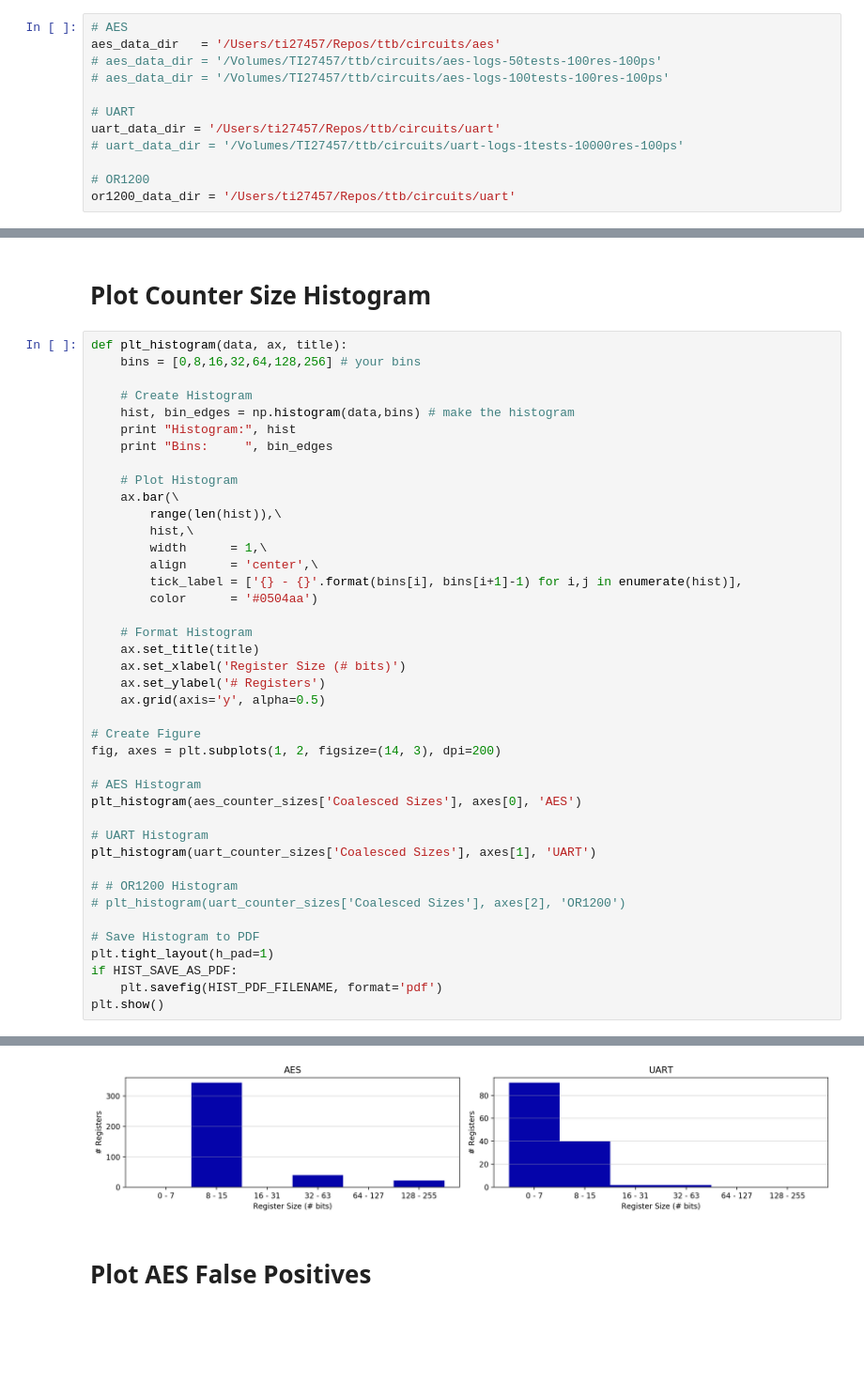
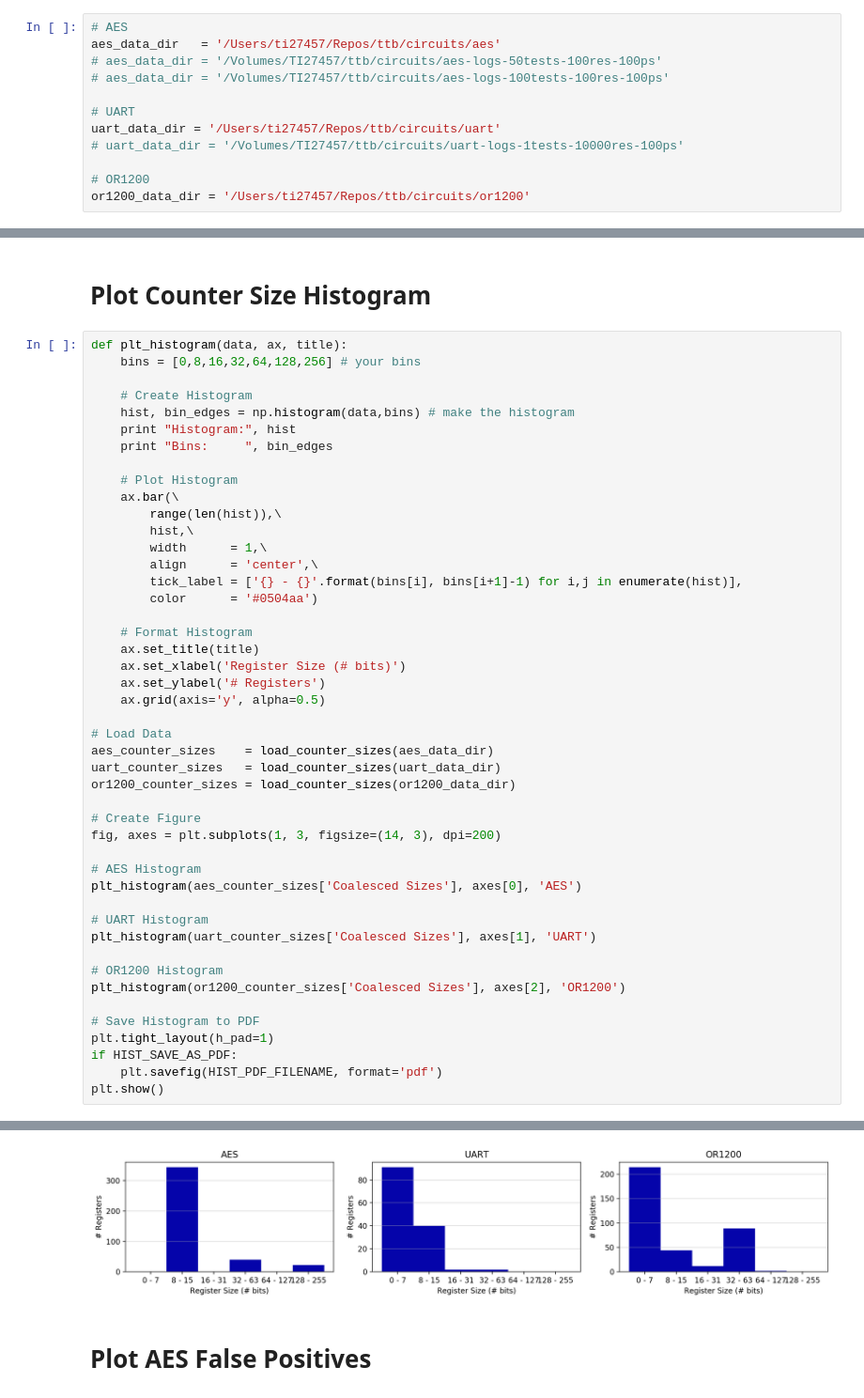
Before and after one commit to timothytrippel/bomberman, a Jupyter notebook: circuits/plots/exp_001_false_positives.ipynb, the cells around one changed output, grey strips where cells are left out. Shown at 94% size. Cells and saved outputs as stored; diff of their text form; blank space fills up the shorter version.

```diff
--- a/circuits/plots/exp_001_false_positives.ipynb
+++ b/circuits/plots/exp_001_false_positives.ipynb
@@ -20,4 +20,4 @@ uart_data_dir = '/Users/ti27457/Repos/ttb/circuits/uart'
 # uart_data_dir = '/Volumes/TI27457/ttb/circuits/uart-logs-1tests-10000res-100ps'
 
 # OR1200
-or1200_data_dir = '/Users/ti27457/Repos/ttb/circuits/uart'
+or1200_data_dir = '/Users/ti27457/Repos/ttb/circuits/or1200'
@@ -71,8 +63,13 @@ def plt_histogram(data, ax, title):
     ax.set_ylabel('# Registers')
     ax.grid(axis='y', alpha=0.5)
 
+# Load Data
+aes_counter_sizes    = load_counter_sizes(aes_data_dir)
+uart_counter_sizes   = load_counter_sizes(uart_data_dir)
+or1200_counter_sizes = load_counter_sizes(or1200_data_dir)
+
 # Create Figure
-fig, axes = plt.subplots(1, 2, figsize=(14, 3), dpi=200)
+fig, axes = plt.subplots(1, 3, figsize=(14, 3), dpi=200)
 
 # AES Histogram
 plt_histogram(aes_counter_sizes['Coalesced Sizes'], axes[0], 'AES')
@@ -80,8 +77,8 @@ plt_histogram(aes_counter_sizes['Coalesced Sizes'], axes[0], 'AES')
 # UART Histogram
 plt_histogram(uart_counter_sizes['Coalesced Sizes'], axes[1], 'UART')
 
-# # OR1200 Histogram
-# plt_histogram(uart_counter_sizes['Coalesced Sizes'], axes[2], 'OR1200')
+# OR1200 Histogram
+plt_histogram(or1200_counter_sizes['Coalesced Sizes'], axes[2], 'OR1200')
 
 # Save Histogram to PDF
 plt.tight_layout(h_pad=1)
@@ -96,4 +95,4 @@ Bins:      [  0   8  16  32  64 128 256]
-[figure, old version]
+[figure, new version]
 # %% [markdown]
 # Plot AES False Positives
 # %%
```
Also changed, not shown: parts of 7 cells of this notebook, 25 other files.
